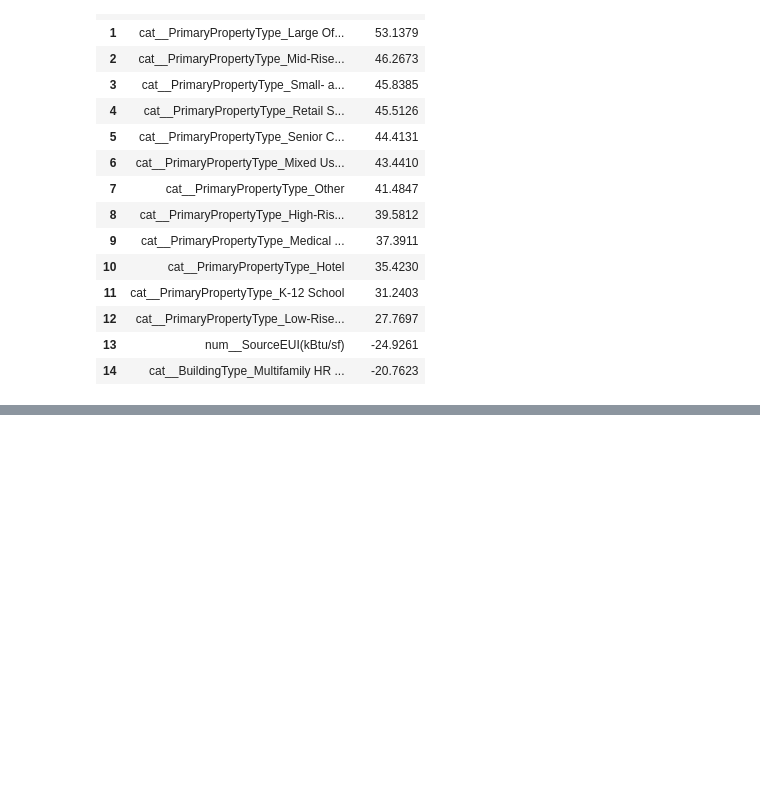
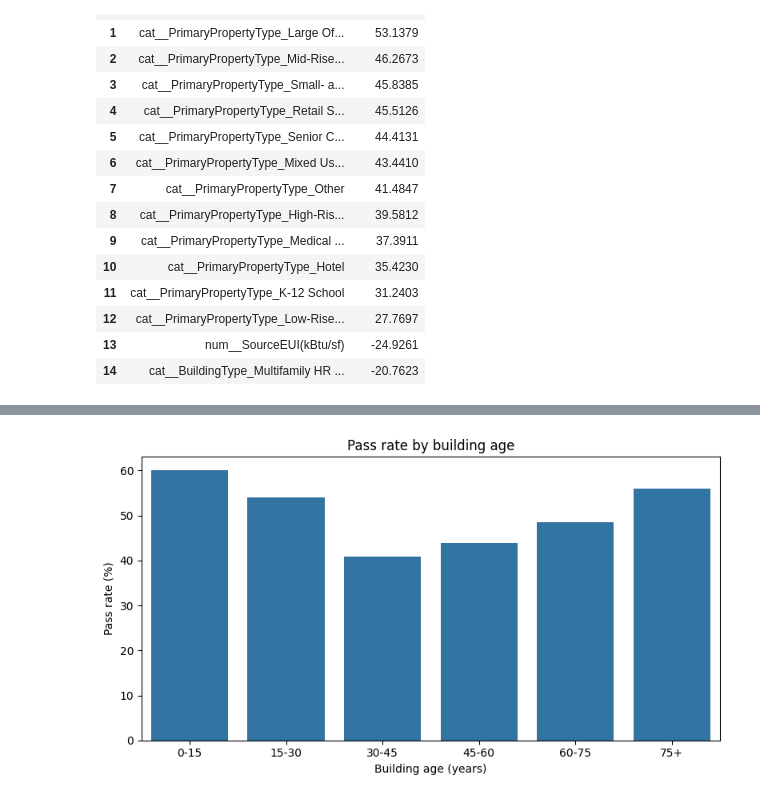
Before and after one commit to mjava/IE7275-Project, a Jupyter notebook: building_energy_predictive_modelling.ipynb, the cells around one changed output, grey strips where cells are left out. Drawn from its saved outputs; the diff is of its cells as text; code cells hidden in the pictures; blank space fills up the shorter version.

```diff
--- a/building_energy_predictive_modelling.ipynb
+++ b/building_energy_predictive_modelling.ipynb
@@ -587,0 +920,21 @@ The coefficient chart highlight the main drivers of the predicted score, where p
+# %%
+# Visualize pass rate by building age to confirm the non-linear (U-shaped) relationship
+# Bin age into bands and compute the pass rate within each band
+age_bins   = [0, 15, 30, 45, 60, 75, 200]
+age_labels = ['0-15', '15-30', '30-45', '45-60', '60-75', '75+']
+ageband = pd.cut(df['building_age'], bins=age_bins, labels=age_labels, right=False)
+
+by_age = (df.assign(ageband=ageband, is_pass=df['ENERGYSTARCertification'].eq('Pass'))
+            .groupby('ageband', observed=True)['is_pass']
+            .agg(pass_rate='mean', n='size'))
+
+plt.figure(figsize=(8, 4.5))
+ax = sns.barplot(x=by_age.index, y=by_age['pass_rate'] * 100)
+
+ax.set_xlabel('Building age (years)')
+ax.set_ylabel('Pass rate (%)')
+ax.set_title('Pass rate by building age')
+plt.tight_layout()
+plt.show()
+# %% [output]
+[figure, added]
```
Also changed, not shown: parts of 20 cells of this notebook.
